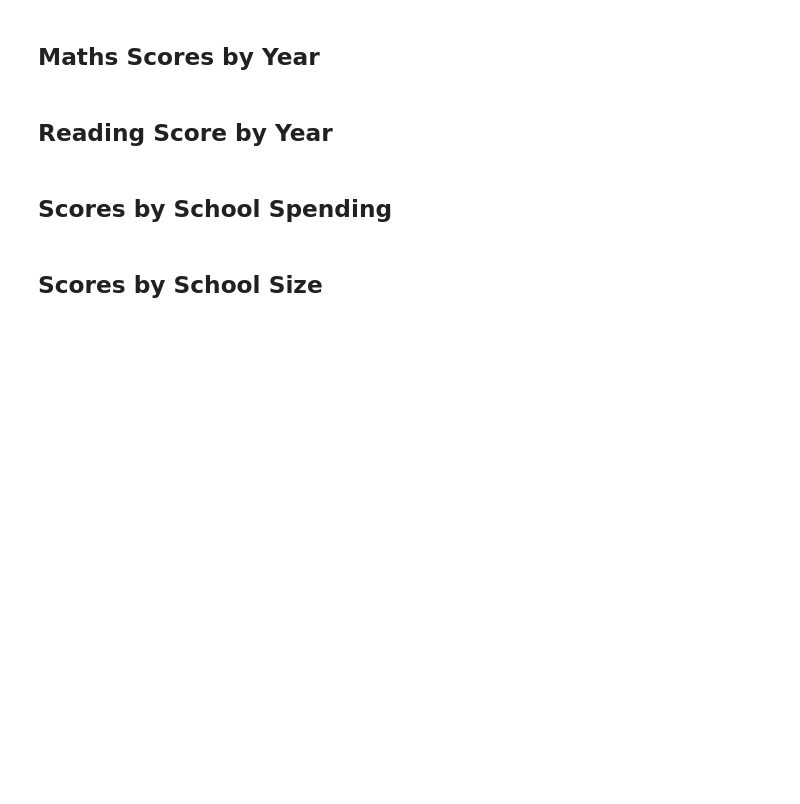
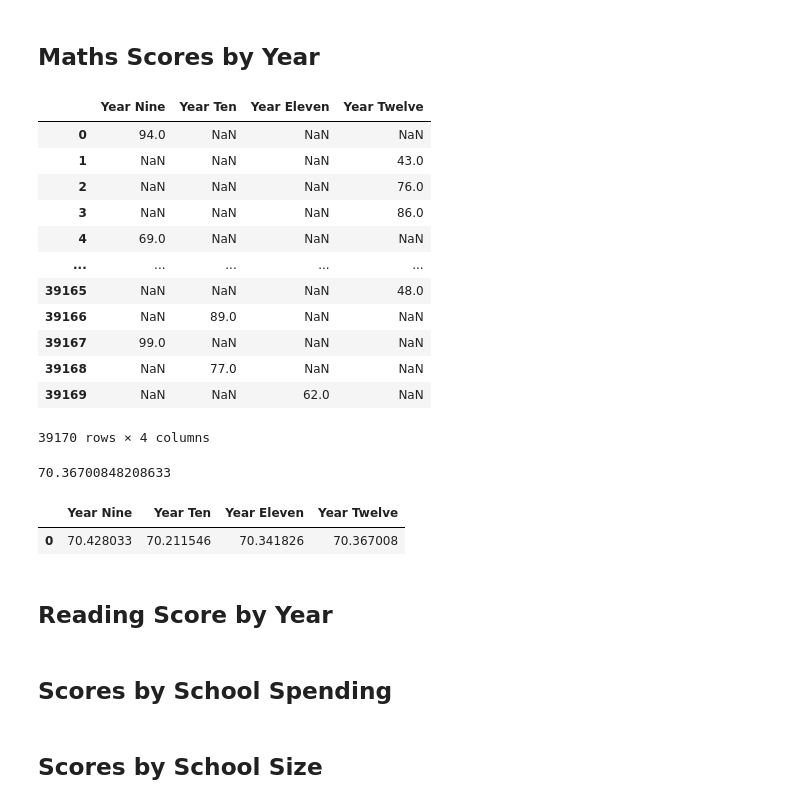
Before and after one commit to mpeck34/pandas-challenge, a Jupyter notebook: PyCitySchools.ipynb, the cells around one changed output. Drawn from its saved outputs; the diff is of its cells as text; code cells hidden in the pictures; blank space fills up the shorter version.

```diff
--- a/PyCitySchools.ipynb
+++ b/PyCitySchools.ipynb
@@ -145,5 +162,48 @@ bottom_schools.head(5)
 # %% [markdown]
 ## Maths Scores by Year
+# %%
+# Create data series of scores by year levels using conditionals
+year_nine = school_data_complete[(school_data_complete["year"] == 9)]
+year_ten = school_data_complete[(school_data_complete["year"] == 10)]
+year_eleven = school_data_complete[(school_data_complete["year"] == 11)]
+year_twelve = school_data_complete[(school_data_complete["year"] == 12)]
+
+# Group each by school name
+year_nine_scores = year_nine.groupby(["year"], as_index=False, dropna=True)
+year_ten_scores = year_ten.groupby(["year"], as_index=False, dropna=True)
+year_eleven_scores = year_eleven.groupby(["year"], as_index=False, dropna=True)
+year_twelve_scores = year_twelve.groupby(["year"], as_index=False, dropna=True)
+
+
+
+maths_scores_by_year = pd.DataFrame({
+                    "Year Nine": year_nine_scores["maths_score"].get_group(9),
+                    "Year Ten": year_ten_scores["maths_score"].get_group(10),
+                    "Year Eleven": year_eleven_scores["maths_score"].get_group(11),
+                    "Year Twelve": year_twelve_scores["maths_score"].get_group(12)})
+
+
+
+
+# Minor data wrangling
+maths_scores_by_year.index.name = None
+
+
+maths_scores_by_year
+# %% [output]
+|  | Year Nine | Year Ten | Year Eleven | Year Twelve |
+| 0 | 94.0 | NaN | NaN | NaN |
+| 1 | NaN | NaN | NaN | 43.0 |
+| 2 | NaN | NaN | NaN | 76.0 |
+| 3 | NaN | NaN | NaN | 86.0 |
+| 4 | 69.0 | NaN | NaN | NaN |
+| ... | ... | ... | ... | ... |
+| 39165 | NaN | NaN | NaN | 48.0 |
+| 39166 | NaN | 89.0 | NaN | NaN |
+| 39167 | 99.0 | NaN | NaN | NaN |
+| 39168 | NaN | 77.0 | NaN | NaN |
+| 39169 | NaN | NaN | 62.0 | NaN |
+39170 rows × 4 columns
 # %%
 # Create data series of scores by year levels using conditionals
 year_nine = school_data_complete[(school_data_complete["year"] == 9)]
@@ -152,19 +212,29 @@ year_eleven = school_data_complete[(school_data_complete["year"] == 11)]
 year_twelve = school_data_complete[(school_data_complete["year"] == 12)]
 
 # Group each by school name
-year_nine_scores =
-year_ten_scores =
-year_eleven_scores =
-year_twelve_scores =
+year_nine_scores =  year_nine.set_index("year", )["maths_score"].mean()
+year_ten_scores = year_ten.set_index("year", )["maths_score"].mean()
+year_eleven_scores = year_eleven.set_index("year", )["maths_score"].mean()
+year_twelve_scores = year_twelve.set_index("year", )["maths_score"].mean()
+
+print(year_twelve_scores)
 
 # Combine series into single DataFrame
-maths_scores_by_year =
+maths_scores_by_year = pd.DataFrame({
+                    "Year Nine": [year_nine_scores],
+                    "Year Ten": [year_ten_scores],
+                    "Year Eleven": [year_eleven_scores],
+                    "Year Twelve": [year_twelve_scores]})
 
 # Minor data wrangling
 maths_scores_by_year.index.name = None
 
 # Display the DataFrame
 maths_scores_by_year
+# %% [output]
+70.36700848208633
+|  | Year Nine | Year Ten | Year Eleven | Year Twelve |
+| 0 | 70.428033 | 70.211546 | 70.341826 | 70.367008 |
 # %% [markdown]
 ## Reading Score by Year
 # %%
```
Also changed, not shown: parts of 8 cells of this notebook.
